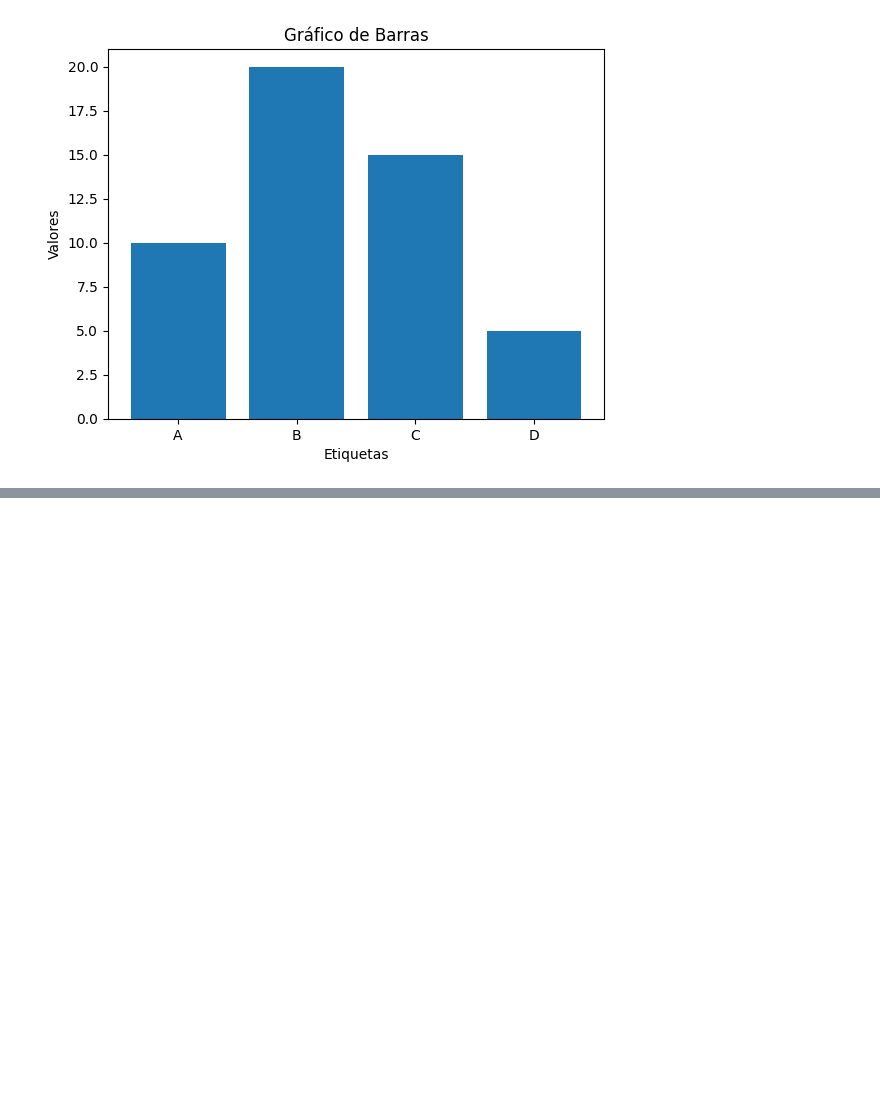
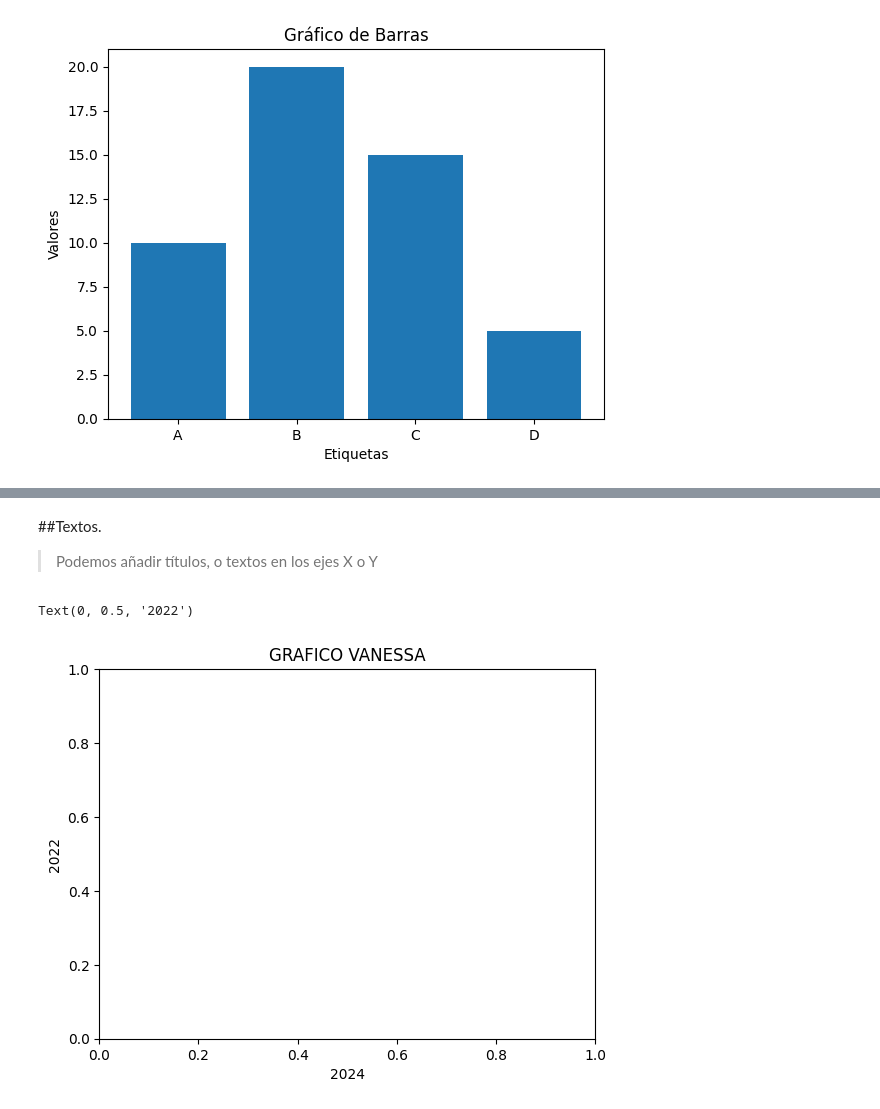
Before and after one commit to Vanessa0ne/Rails, a Jupyter notebook: estructura_de_control_phyton.ipynb, the cells around one changed output, grey strips where cells are left out. Drawn from its saved outputs; the diff is of its cells as text; code cells hidden in the pictures; blank space fills up the shorter version.

```diff
--- a/estructura_de_control_phyton.ipynb
+++ b/estructura_de_control_phyton.ipynb
@@ -199,0 +222,11 @@ plt.show()
+# %% [markdown]
+##Textos.
+
+>Podemos añadir títulos, o textos en los ejes X o Y
+# %%
+plt.title("GRAFICO VANESSA")
+plt.xlabel("2024")
+plt.ylabel("2022")
+# %% [output]
+Text(0, 0.5, '2022')
+[figure, added]
```
Also changed, not shown: parts of 12 cells of this notebook.
